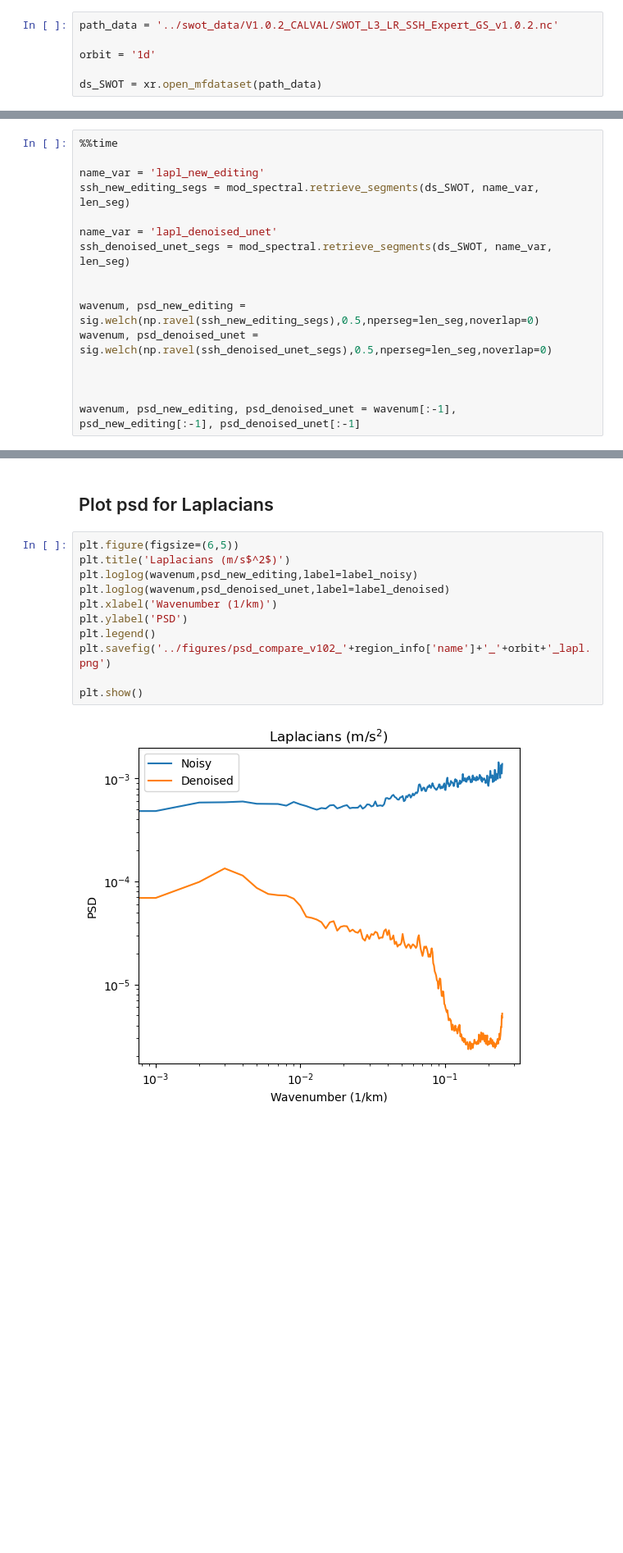
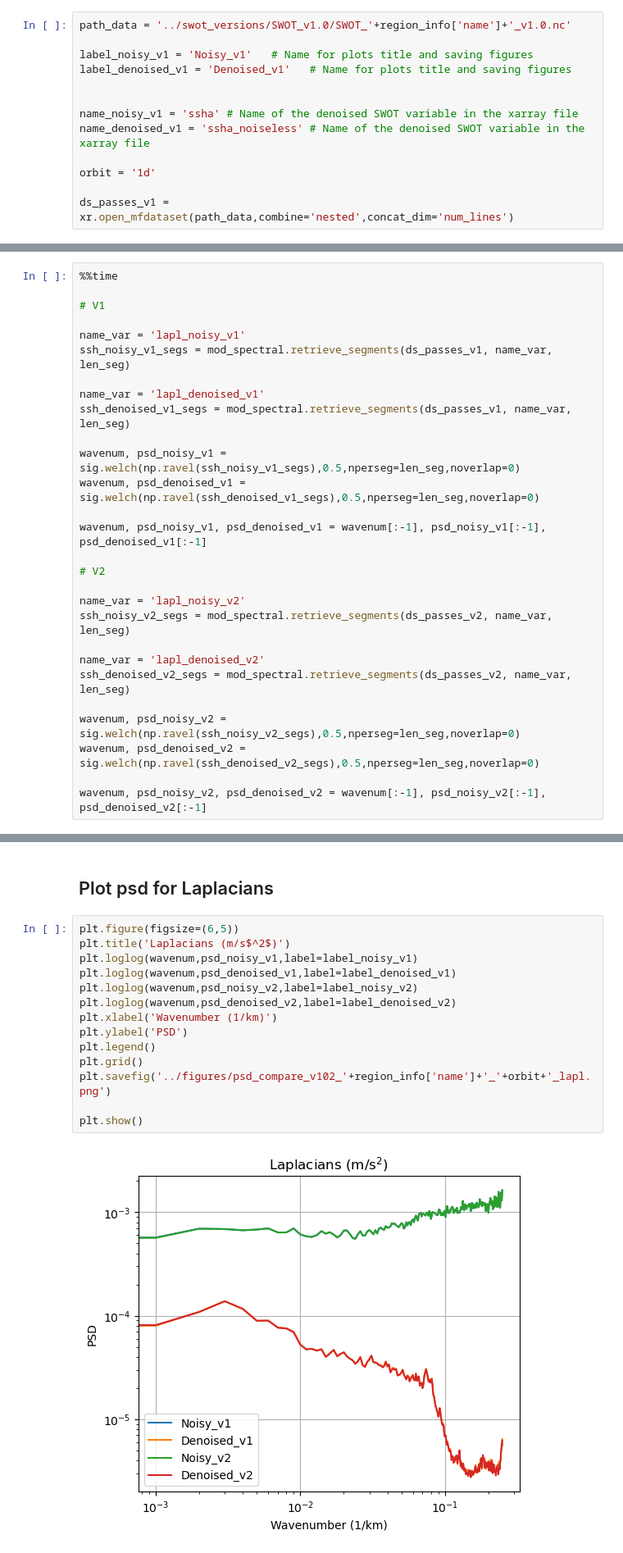
Before and after one commit to ocean-data-challenges/2024b_DC_SWOTdenoising, a Jupyter notebook: notebooks_compare_SWOTversions/1d_GS_spectrum.ipynb, the cells around one changed output, grey strips where cells are left out. Shown at 82% size. Cells and saved outputs as stored; diff of their text form; blank space fills up the shorter version.

```diff
--- a/notebooks_compare_SWOTversions/1d_GS_spectrum.ipynb
+++ b/notebooks_compare_SWOTversions/1d_GS_spectrum.ipynb
@@ -43,9 +39,16 @@ len_seg = 500 # in num_lines point (i.e. every 2km)
 
 </div>
 # %%
-path_data = '../swot_data/V1.0.2_CALVAL/SWOT_L3_LR_SSH_Expert_GS_v1.0.2.nc'
+path_data = '../swot_versions/SWOT_v1.0/SWOT_'+region_info['name']+'_v1.0.nc'
+
+label_noisy_v1 = 'Noisy_v1'   # Name for plots title and saving figures
+label_denoised_v1 = 'Denoised_v1'   # Name for plots title and saving figures
+
+
+name_noisy_v1 = 'ssha' # Name of the denoised SWOT variable in the xarray file
+name_denoised_v1 = 'ssha_noiseless' # Name of the denoised SWOT variable in the xarray file
 
 orbit = '1d'
 
-ds_SWOT = xr.open_mfdataset(path_data)
+ds_passes_v1 = xr.open_mfdataset(path_data,combine='nested',concat_dim='num_lines')
 # %%
@@ -158,17 +195,29 @@ plt.show()
 # %%
 %%time
 
-name_var = 'lapl_new_editing'
-ssh_new_editing_segs = mod_spectral.retrieve_segments(ds_SWOT, name_var, len_seg)
+# V1
 
-name_var = 'lapl_denoised_unet'
-ssh_denoised_unet_segs = mod_spectral.retrieve_segments(ds_SWOT, name_var, len_seg)
+name_var = 'lapl_noisy_v1'
+ssh_noisy_v1_segs = mod_spectral.retrieve_segments(ds_passes_v1, name_var, len_seg)
 
+name_var = 'lapl_denoised_v1'
+ssh_denoised_v1_segs = mod_spectral.retrieve_segments(ds_passes_v1, name_var, len_seg)
 
-wavenum, psd_new_editing = sig.welch(np.ravel(ssh_new_editing_segs),0.5,nperseg=len_seg,noverlap=0)
-wavenum, psd_denoised_unet = sig.welch(np.ravel(ssh_denoised_unet_segs),0.5,nperseg=len_seg,noverlap=0)
+wavenum, psd_noisy_v1 = sig.welch(np.ravel(ssh_noisy_v1_segs),0.5,nperseg=len_seg,noverlap=0)
+wavenum, psd_denoised_v1 = sig.welch(np.ravel(ssh_denoised_v1_segs),0.5,nperseg=len_seg,noverlap=0)
 
+wavenum, psd_noisy_v1, psd_denoised_v1 = wavenum[:-1], psd_noisy_v1[:-1], psd_denoised_v1[:-1]
 
+# V2
 
-wavenum, psd_new_editing, psd_denoised_unet = wavenum[:-1], psd_new_editing[:-1], psd_denoised_unet[:-1]
+name_var = 'lapl_noisy_v2'
+ssh_noisy_v2_segs = mod_spectral.retrieve_segments(ds_passes_v2, name_var, len_seg)
+
+name_var = 'lapl_denoised_v2'
+ssh_denoised_v2_segs = mod_spectral.retrieve_segments(ds_passes_v2, name_var, len_seg)
+
+wavenum, psd_noisy_v2 = sig.welch(np.ravel(ssh_noisy_v2_segs),0.5,nperseg=len_seg,noverlap=0)
+wavenum, psd_denoised_v2 = sig.welch(np.ravel(ssh_denoised_v2_segs),0.5,nperseg=len_seg,noverlap=0)
+
+wavenum, psd_noisy_v2, psd_denoised_v2 = wavenum[:-1], psd_noisy_v2[:-1], psd_denoised_v2[:-1]
 # %% [output]
@@ -181,13 +232,16 @@ Wall time: 18.8 s
 # %%
 plt.figure(figsize=(6,5))
 plt.title('Laplacians (m/s$^2$)')
-plt.loglog(wavenum,psd_new_editing,label=label_noisy)
-plt.loglog(wavenum,psd_denoised_unet,label=label_denoised)
+plt.loglog(wavenum,psd_noisy_v1,label=label_noisy_v1)
+plt.loglog(wavenum,psd_denoised_v1,label=label_denoised_v1)
+plt.loglog(wavenum,psd_noisy_v2,label=label_noisy_v2)
+plt.loglog(wavenum,psd_denoised_v2,label=label_denoised_v2)
 plt.xlabel('Wavenumber (1/km)')
 plt.ylabel('PSD')
 plt.legend()
+plt.grid()
 plt.savefig('../figures/psd_compare_v102_'+region_info['name']+'_'+orbit+'_lapl.png')
 
 plt.show()
 # %% [output]
-[figure, old version]
+[figure, new version]
```
Also changed, not shown: parts of 10 cells of this notebook, 14 other files.
